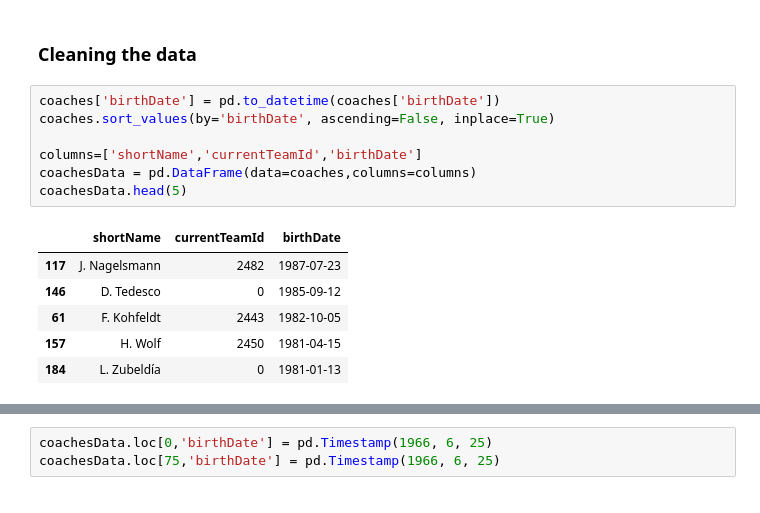
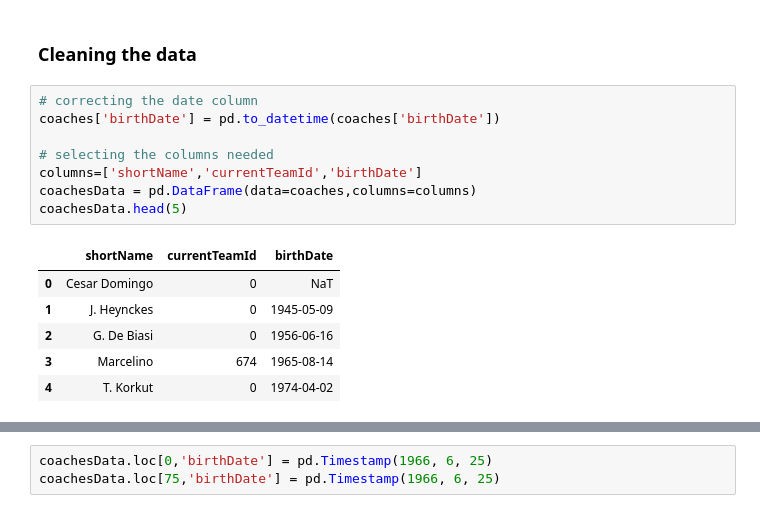
Before and after one commit to yuuko97/ADM_HW2, a Jupyter notebook: main.ipynb, the cells around one changed output, grey strips where cells are left out. Drawn from its saved outputs; the diff is of its cells as text.

```diff
--- a/main.ipynb
+++ b/main.ipynb
@@ -364,15 +366,16 @@ teams = pd.read_json('teams.json', orient='columns')
 ### Cleaning the data
 # %%
+# correcting the date column
 coaches['birthDate'] = pd.to_datetime(coaches['birthDate'])
-coaches.sort_values(by='birthDate', ascending=False, inplace=True)
 
+# selecting the columns needed
 columns=['shortName','currentTeamId','birthDate']
 coachesData = pd.DataFrame(data=coaches,columns=columns)
 coachesData.head(5)
 # %% [output]
 |  | shortName | currentTeamId | birthDate |
-| 117 | J. Nagelsmann | 2482 | 1987-07-23 |
-| 146 | D. Tedesco | 0 | 1985-09-12 |
-| 61 | F. Kohfeldt | 2443 | 1982-10-05 |
-| 157 | H. Wolf | 2450 | 1981-04-15 |
-| 184 | L. Zubeldía | 0 | 1981-01-13 |
+| 0 | Cesar Domingo | 0 | NaT |
+| 1 | J. Heynckes | 0 | 1945-05-09 |
+| 2 | G. De Biasi | 0 | 1956-06-16 |
+| 3 | Marcelino | 674 | 1965-08-14 |
+| 4 | T. Korkut | 0 | 1974-04-02 |
```
Also changed, not shown: parts of 15 cells of this notebook.
